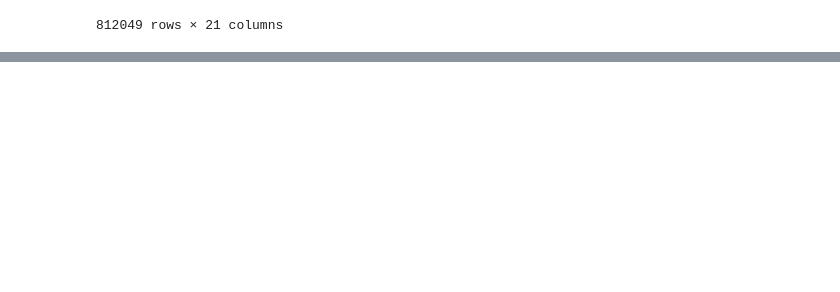
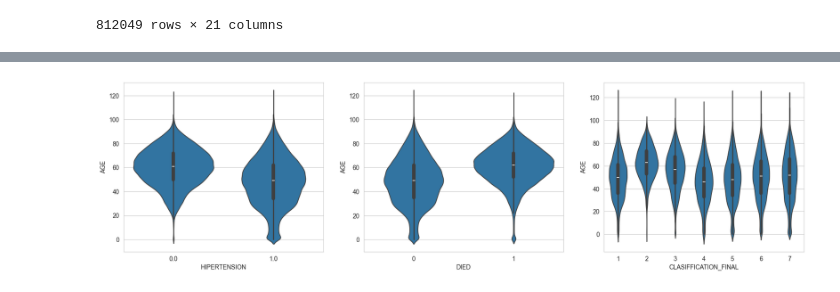
Before and after one commit to mbukovina127/ZNEUS-Covid-19, a Jupyter notebook: EDA.ipynb, the cells around one changed output, grey strips where cells are left out. Cells and saved outputs as stored; diff of their text form; code cells hidden in the pictures; blank space fills up the shorter version.

```diff
--- a/EDA.ipynb
+++ b/EDA.ipynb
@@ -74,0 +106,18 @@ for col in COVID.columns:
+# %%
+# Value 97 = Not specified (it probably means No, need to prove it)
+# Value 99,98 = NaN
+
+# Nonsense value Pregnant Men
+COVID.loc[(COVID['PREGNANT'] == 97) & (COVID['SEX'] == 2),'PREGNANT'] = 0
+# Patient Type 1 are at home, so they can't be in ICU or Intubed
+COVID.loc[(COVID['PATIENT_TYPE'] == 1) & (COVID['ICU'] == 97),'ICU'] = 0
+COVID.loc[(COVID['PATIENT_TYPE'] == 1) & (COVID['INTUBED'] == 97),'INTUBED'] = 0
+
+# Person died
+COVID["DATE_DIED"] = pd.to_datetime(COVID["DATE_DIED"], format="%d/%m/%Y", errors="coerce")
+COVID['DIED'] = 1
+COVID.loc[(COVID['DATE_DIED'].isna()), 'DIED'] = 0
+
+for col in COVID.columns:
+    if col != 'AGE':
+        COVID[col] = COVID[col].replace([97, 98, 99], np.nan)
@@ -174,0 +214,13 @@ for col in COVID.select_dtypes(include=['number']).columns:
+# %%
+#Violin plots
+fig, axes = plt.subplots(1, 3, figsize=(20, 5))
+
+sns.violinplot(x='HIPERTENSION', y= 'AGE', data=COVID, ax=axes[0])
+
+sns.violinplot(x='DIED', y='AGE', data=COVID, ax=axes[1])
+
+sns.violinplot(x='CLASIFFICATION_FINAL', y='AGE', data=COVID, ax=axes[2])
+
+plt.show()
+# %% [output]
+[figure, added]
```
Also changed, not shown: parts of 16 cells of this notebook.
